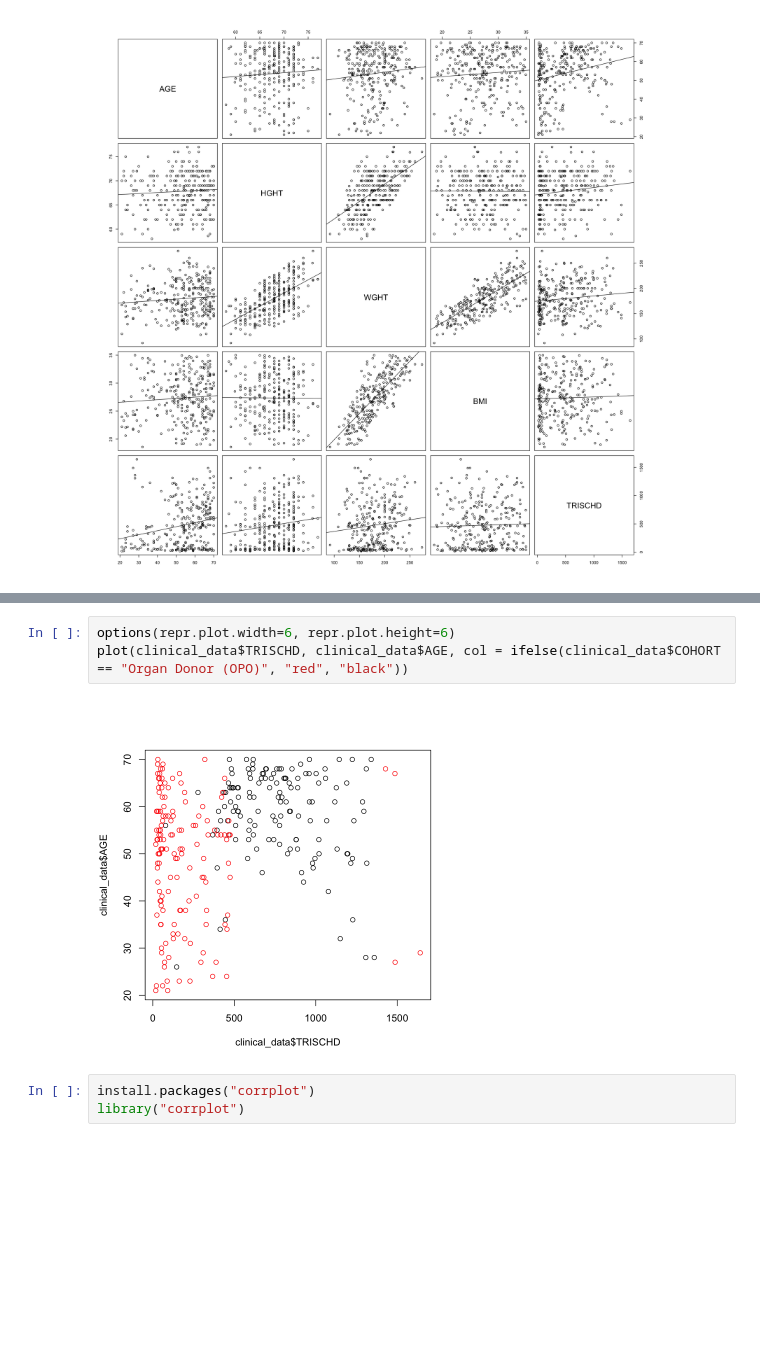
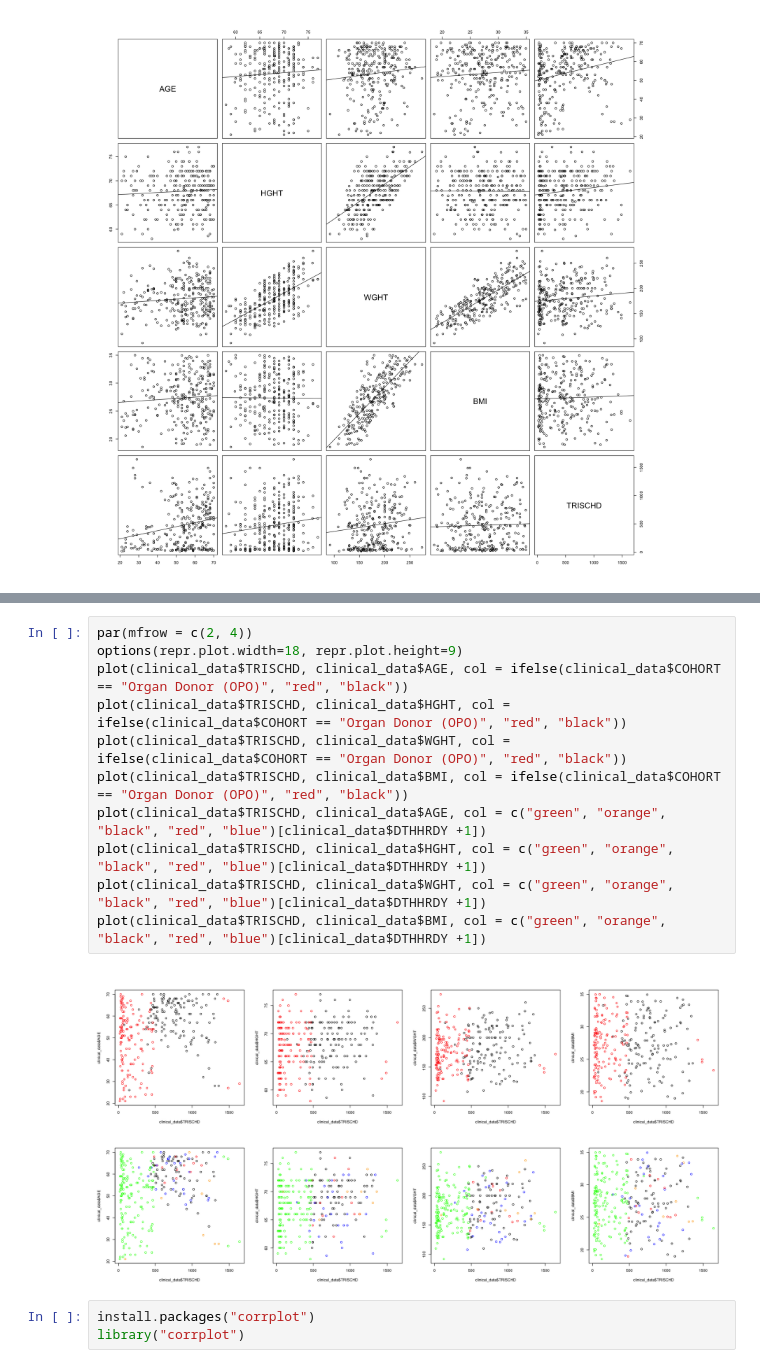
Before and after one commit to Abellanger123/GenomicProject, a Jupyter notebook: Functional Genomics Project.ipynb, the cells around one changed output, grey strips where cells are left out. Drawn from its saved outputs; the diff is of its cells as text; blank space fills up the shorter version.

```diff
--- a/Functional Genomics Project.ipynb
+++ b/Functional Genomics Project.ipynb
@@ -180,8 +247,16 @@ pairs(~ AGE + HGHT + WGHT + BMI + TRISCHD, data=clinical_data, panel=function(x,
 # %%
-options(repr.plot.width=6, repr.plot.height=6)
+par(mfrow = c(2, 4))
+options(repr.plot.width=18, repr.plot.height=9)
 plot(clinical_data$TRISCHD, clinical_data$AGE, col = ifelse(clinical_data$COHORT == "Organ Donor (OPO)", "red", "black"))
+plot(clinical_data$TRISCHD, clinical_data$HGHT, col = ifelse(clinical_data$COHORT == "Organ Donor (OPO)", "red", "black"))
+plot(clinical_data$TRISCHD, clinical_data$WGHT, col = ifelse(clinical_data$COHORT == "Organ Donor (OPO)", "red", "black"))
+plot(clinical_data$TRISCHD, clinical_data$BMI, col = ifelse(clinical_data$COHORT == "Organ Donor (OPO)", "red", "black"))
+plot(clinical_data$TRISCHD, clinical_data$AGE, col = c("green", "orange", "black", "red", "blue")[clinical_data$DTHHRDY +1])
+plot(clinical_data$TRISCHD, clinical_data$HGHT, col = c("green", "orange", "black", "red", "blue")[clinical_data$DTHHRDY +1])
+plot(clinical_data$TRISCHD, clinical_data$WGHT, col = c("green", "orange", "black", "red", "blue")[clinical_data$DTHHRDY +1])
+plot(clinical_data$TRISCHD, clinical_data$BMI, col = c("green", "orange", "black", "red", "blue")[clinical_data$DTHHRDY +1])
 # %% [output]
-[figure, old version]
+[figure, new version]
 # %%
 install.packages("corrplot")
 library("corrplot")
```
Also changed, not shown: parts of 39 cells of this notebook.
